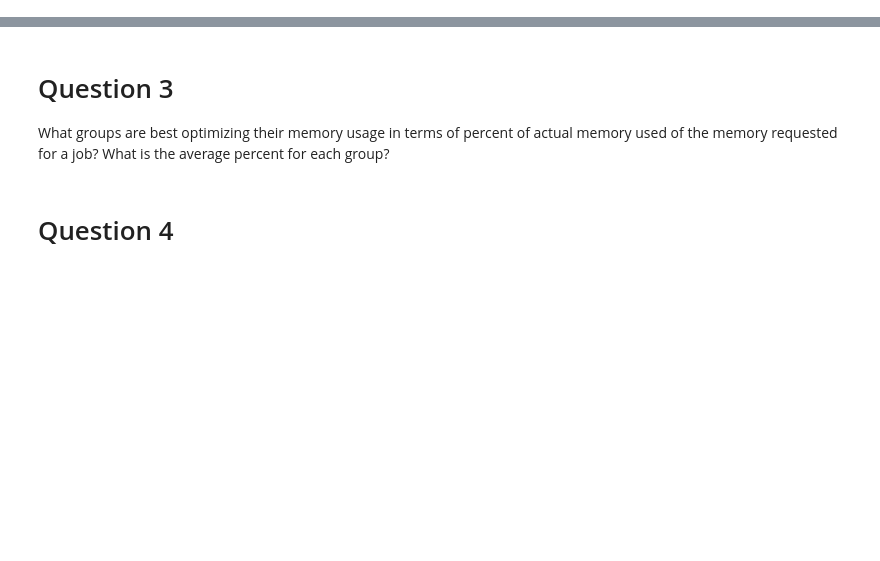
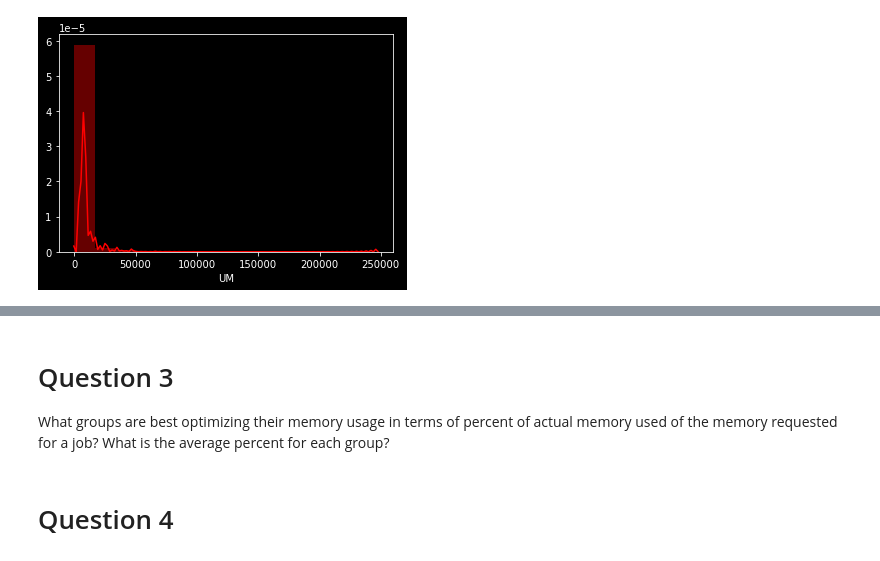
Before and after one commit to nss-data-science-cohort-4/dq2-accre-mst, a Jupyter notebook: accre_analysis.ipynb, the cells around one changed output, grey strips where cells are left out. Drawn from its saved outputs; the diff is of its cells as text; code cells hidden in the pictures; blank space fills up the shorter version.

```diff
--- a/accre_analysis.ipynb
+++ b/accre_analysis.ipynb
@@ -312,0 +178,7 @@ Name: PRU, Length: 145, dtype: float64
+# %%
+accre['RMPN']= accre['RMPN'].astype(str).astype(float)
+# %%
+# clean the USEDMEM column
+#new column is for requested memory per core
+accre['UM'] = accre['USEDMEM'].str.extract('(.*)M$')
+accre.head()
@@ -312,0 +209,3 @@ Name: PRU, Length: 145, dtype: float64
+# %%
+accre['UM'] = accre['UM'].fillna('0')
+accre.head()
@@ -312,0 +219,2 @@ Name: PRU, Length: 145, dtype: float64
+# %%
+accre['UM']= accre['UM'].astype(str).astype(float)
@@ -312,0 +235,4 @@ Name: PRU, Length: 145, dtype: float64
+# %%
+sns.distplot(accre.UM, bins=15, kde=True, color="red");
+# %% [output]
+[figure, added]
```
Also changed, not shown: parts of 104 cells of this notebook.
